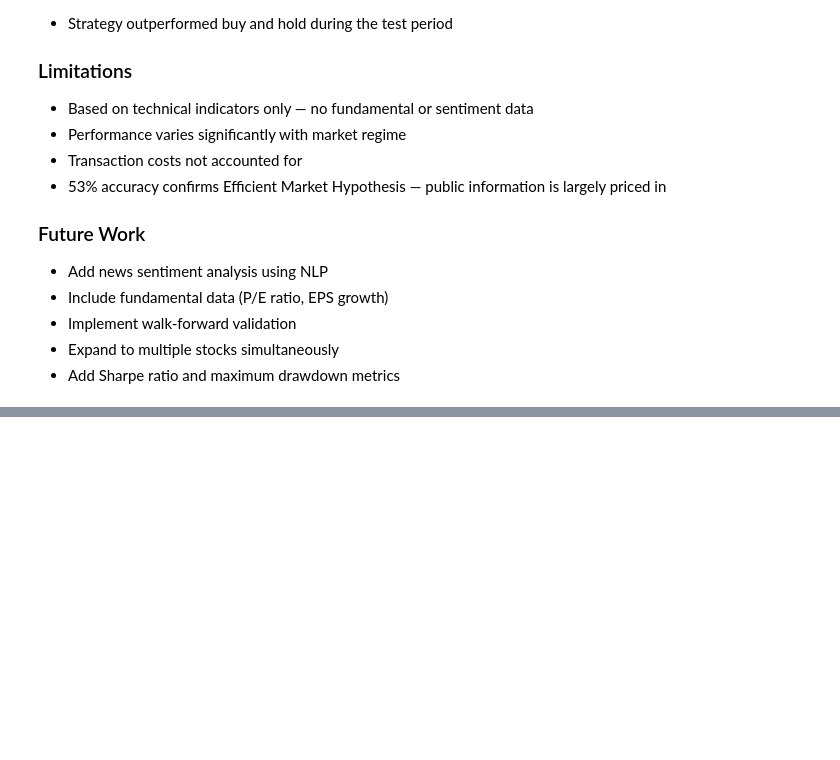
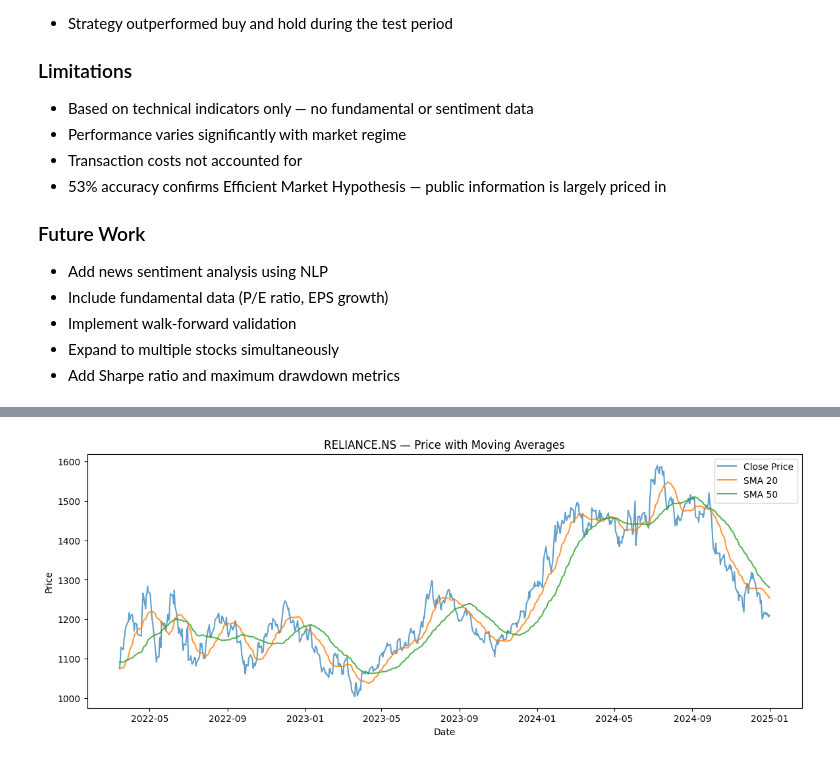
Before and after one commit to samarthpatel03/quantitative-market-analysis, a Jupyter notebook: stock_prediction.ipynb, the cells around one changed output, grey strips where cells are left out. Drawn from its saved outputs; the diff is of its cells as text; code cells hidden in the pictures; blank space fills up the shorter version.

Commit message:
Refactored into modular src structure - data_loader, features, model, utils

```diff
--- a/stock_prediction.ipynb
+++ b/stock_prediction.ipynb
@@ -742,3 +742,14 @@ allowing predictions for any NSE listed stock.
 - Implement walk-forward validation
 - Expand to multiple stocks simultaneously
 - Add Sharpe ratio and maximum drawdown metrics
+# %%
+import sys
+sys.path.append('.')
+
+from src.data_loader import download_stock_data
+from src.features import calculate_features, FEATURES
+
+df_raw = download_stock_data("RELIANCE.NS", "2022-01-01", "2025-01-01")
+df = calculate_features(df_raw)
+print(df.shape)
+print(df.columns.tolist())
@@ -744,0 +779,8 @@ allowing predictions for any NSE listed stock.
+# %%
+from src.utils import plot_price_with_sma
+import matplotlib.pyplot as plt
+
+fig = plot_price_with_sma(df, "RELIANCE.NS")
+plt.show()
+# %% [output]
+[figure, added]
```
Also changed, not shown: parts of 17 cells of this notebook, 8 other files.
